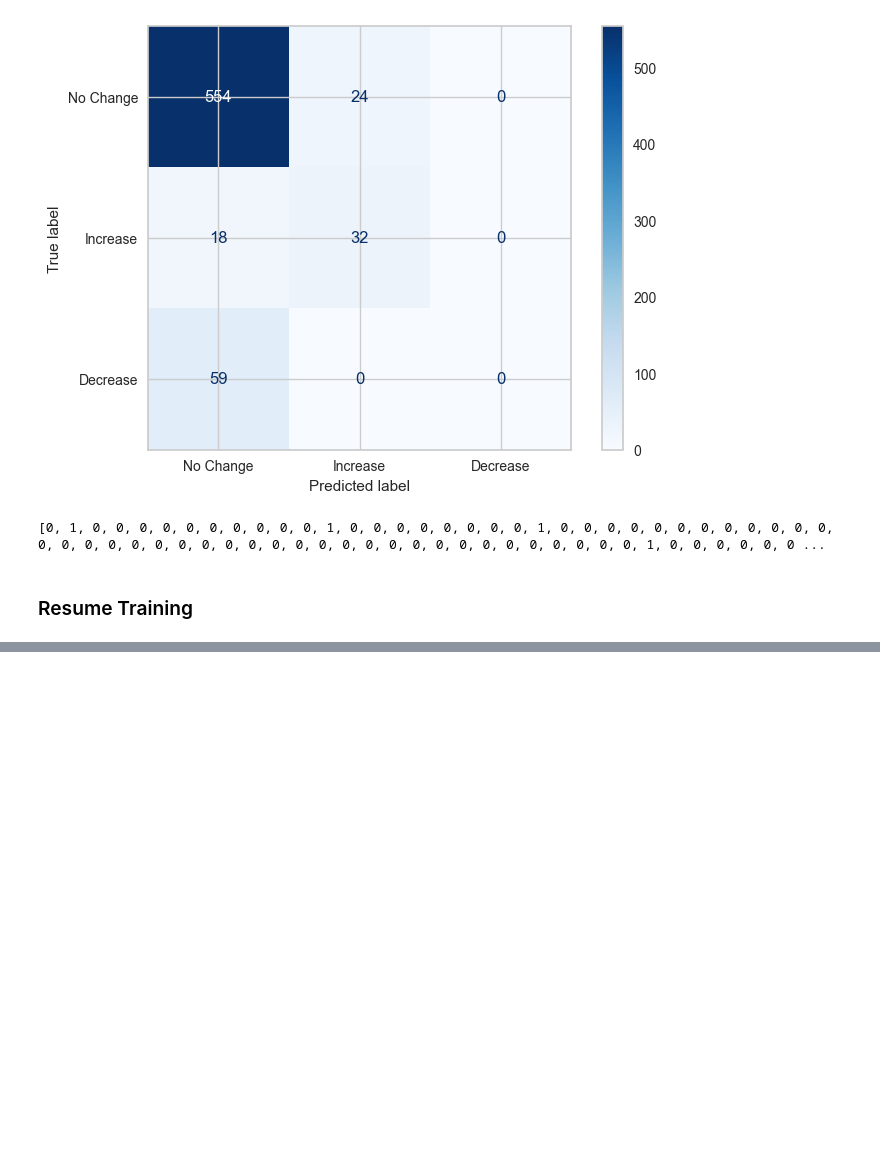
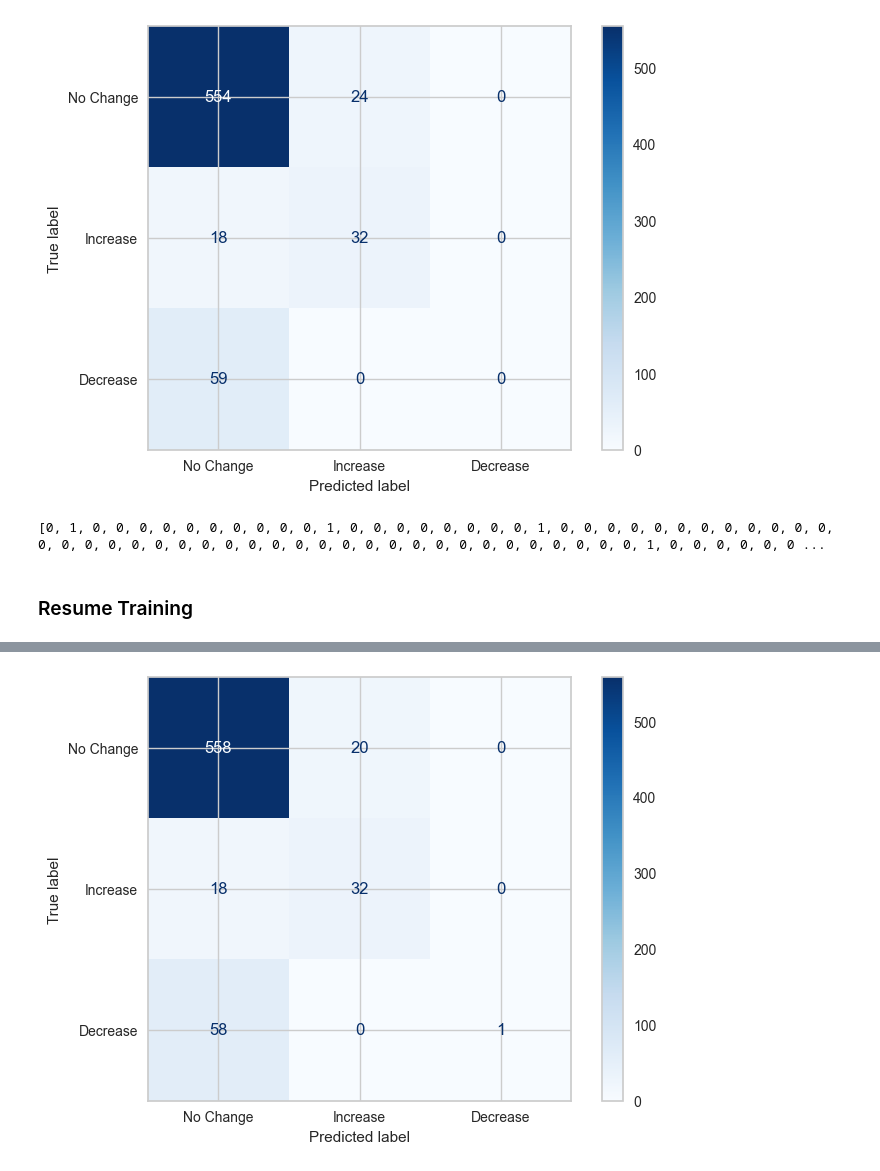
Before and after one commit to kubernetes-world/3666-ANLP-Predicting-ECB-Monetary-Policy, a Jupyter notebook: Final Project - BERT.ipynb, the cells around one changed output, grey strips where cells are left out. Drawn from its saved outputs; the diff is of its cells as text; code cells hidden in the pictures; blank space fills up the shorter version.

```diff
--- a/Final Project - BERT.ipynb
+++ b/Final Project - BERT.ipynb
@@ -1027,7 +1027,7 @@ loss_fn = torch.nn.CrossEntropyLoss(weight=class_weights_tensor)
 optimizer = AdamW(model.parameters(), lr=1e-5, eps=1e-8)
 
 # additional training epochs
-additional_epochs = 5
+additional_epochs = 50
 
 scheduler = get_linear_schedule_with_warmup(
     optimizer,
@@ -1095,0 +1184,7 @@ for epoch in tqdm(range(1, additional_epochs + 1)):
+# %%
+cm = confusion_matrix(true_vals, predictions)
+disp = ConfusionMatrixDisplay(confusion_matrix=cm, display_labels=['No Change', 'Increase', 'Decrease'])
+disp.plot(cmap='Blues')
+plt.show()
+# %% [output]
+[figure, added]
```
Also changed, not shown: parts of 2 cells of this notebook.
